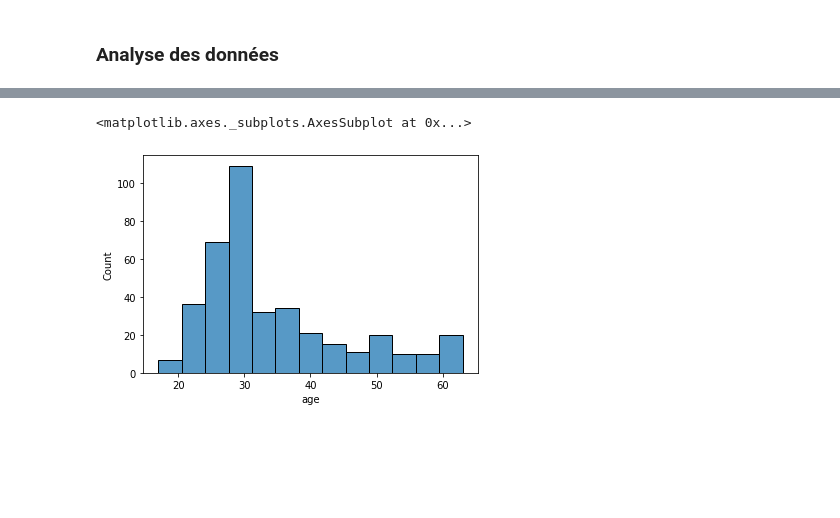
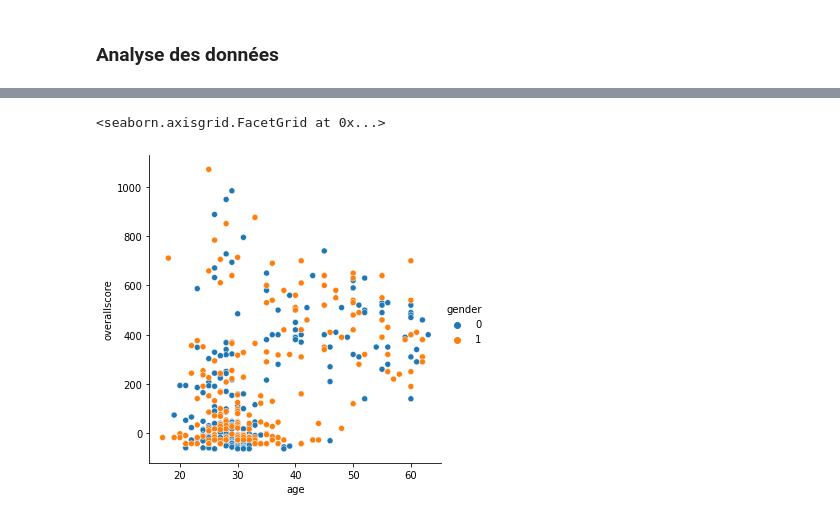
Before and after one commit to Pauline-Mdt/Hitema_python-pour-analyse-donnees, a Jupyter notebook: projet_analyse_donnees.ipynb, the cells around one changed output, grey strips where cells are left out. Drawn from its saved outputs; the diff is of its cells as text; code cells hidden in the pictures; blank space fills up the shorter version.

```diff
--- a/projet_analyse_donnees.ipynb
+++ b/projet_analyse_donnees.ipynb
@@ -24,0 +85,4 @@ games2019_athletes = pd.read_csv('/content/drive/MyDrive/Hitema/Datasets/crossfi
+# %%
+#games2019_athletes_filtered = games2019_athletes.loc[games2019_athletes['division'].isin(['Men', 'Women']), ['competitorid', 'height', 'weight', 'gender', 'age', 'overallscore']]
+games2019_athletes_filtered = games2019_athletes.loc[:, ['division', 'age', 'gender', 'height', 'weight', 'overallscore']]
+games2019_athletes_filtered
@@ -24,0 +109,3 @@ games2019_athletes = pd.read_csv('/content/drive/MyDrive/Hitema/Datasets/crossfi
+# %%
+games2019_athletes_filtered.loc[games2019_athletes_filtered.division.str.contains('Men', case=True), 'gender'] = 'M'
+games2019_athletes_filtered.loc[games2019_athletes_filtered.division.str.contains('Women', case=True), 'gender'] = 'W'
@@ -24,0 +114,2 @@ games2019_athletes = pd.read_csv('/content/drive/MyDrive/Hitema/Datasets/crossfi
+# %%
+games2019_athletes_filtered['gender'] = games2019_athletes_filtered['gender'].replace(['M','W'],[0,1])
@@ -89,5 +173,5 @@ sb.histplot(data=games2019_athletes, y='division')
 # %%
-sb.histplot(data=games2019_athletes, x="age")
+sb.relplot(data=games2019_athletes_filtered, x="age", y="overallscore", hue="gender")
 # %% [output]
-<matplotlib.axes._subplots.AxesSubplot at 0x...>
+<seaborn.axisgrid.FacetGrid at 0x...>
-[figure, old version]
+[figure, new version]
```
Also changed, not shown: parts of 32 cells of this notebook.
